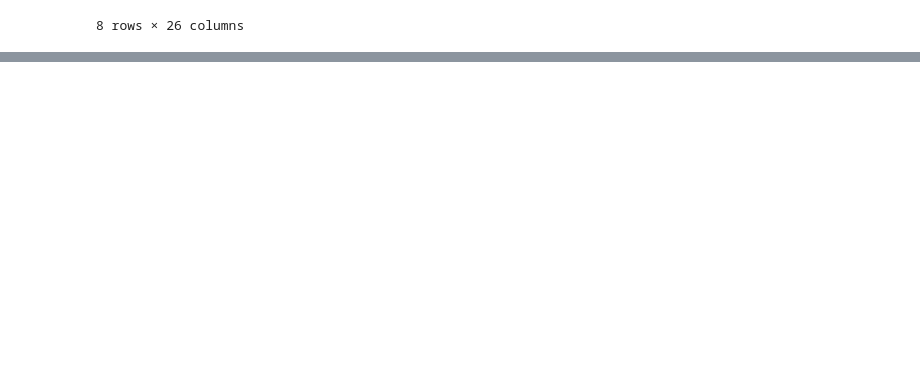
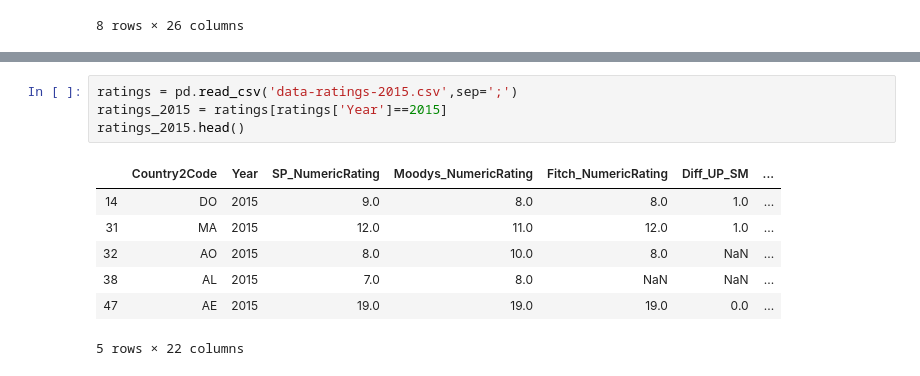
Before and after one commit to fpfaende/2019-US01-Data-Science, a Jupyter notebook: session4.ipynb, the cells around one changed output, grey strips where cells are left out. Saved outputs shown, nothing was run; the diff lists cells and outputs as text; blank space fills up the shorter version.

```diff
--- a/session4.ipynb
+++ b/session4.ipynb
@@ -130,0 +137,12 @@ iso_codes = pd.read_csv(country-iso.csv)
+# %%
+ratings = pd.read_csv('data-ratings-2015.csv',sep=';')
+ratings_2015 = ratings[ratings['Year']==2015]
+ratings_2015.head()
+# %% [output]
+|  | Country2Code | Year | SP_NumericRating | Moodys_NumericRating | Fitch_NumericRating | Diff_UP_SM | ... |
+| 14 | DO | 2015 | 9.0 | 8.0 | 8.0 | 1.0 | ... |
+| 31 | MA | 2015 | 12.0 | 11.0 | 12.0 | 1.0 | ... |
+| 32 | AO | 2015 | 8.0 | 10.0 | 8.0 | NaN | ... |
+| 38 | AL | 2015 | 7.0 | 8.0 | NaN | NaN | ... |
+| 47 | AE | 2015 | 19.0 | 19.0 | 19.0 | 0.0 | ... |
+5 rows × 22 columns
```
Also changed, not shown: parts of 3 cells of this notebook, 2 other files.
